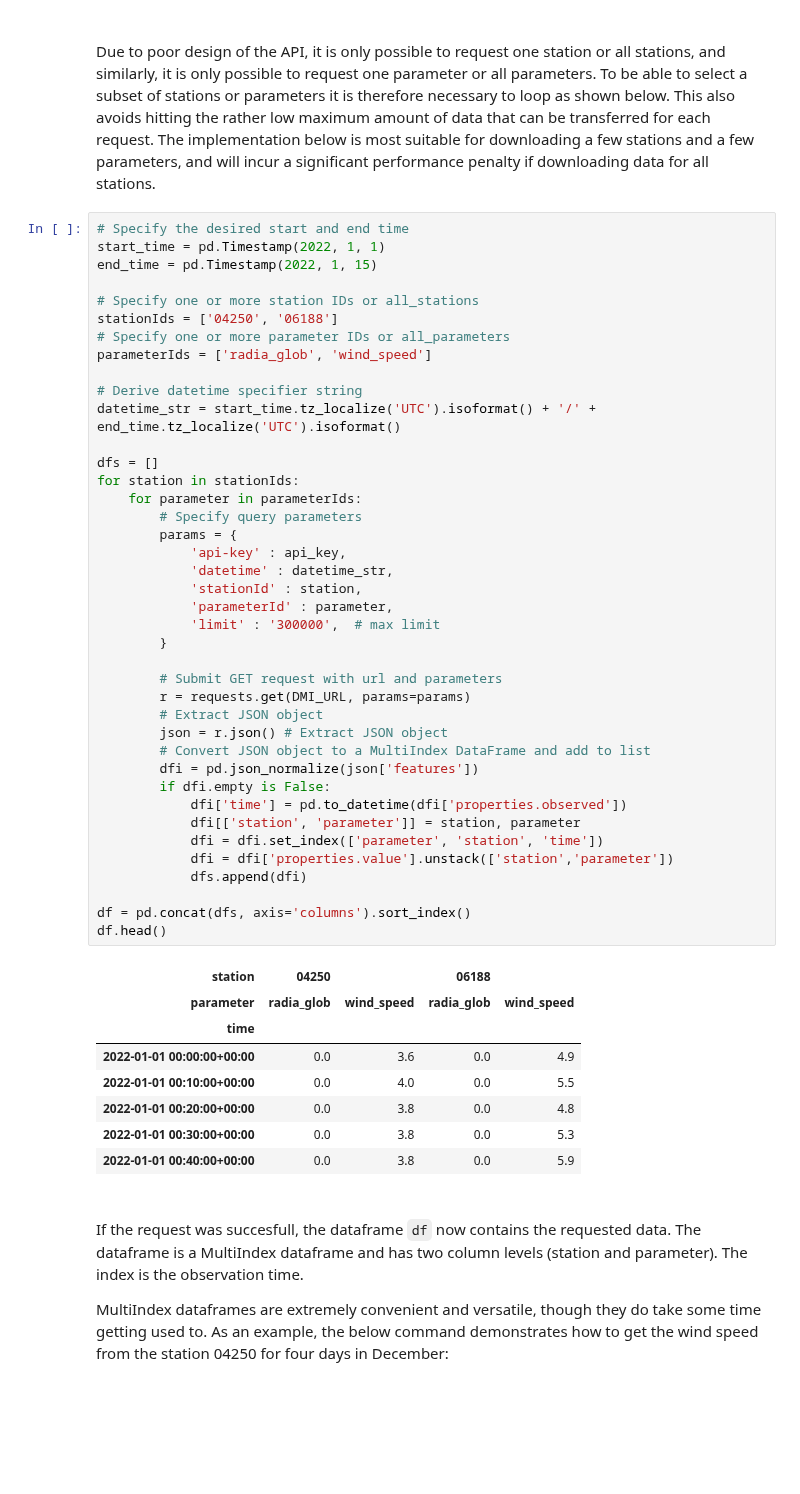
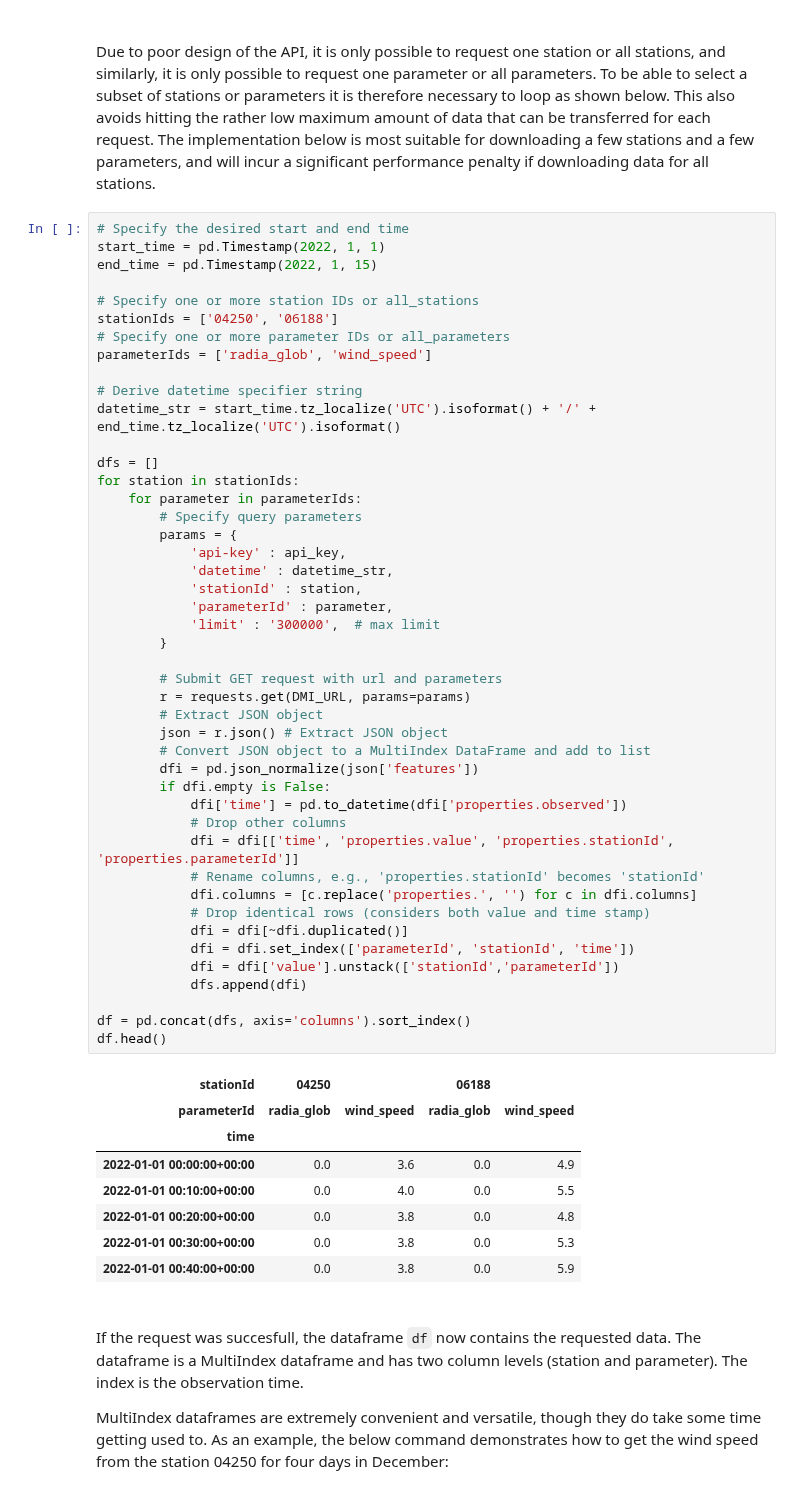
Before and after one commit to AdamRJensen/adamrjensen.github.io, a Jupyter notebook: posts/dmi_data.ipynb, the cells around one changed output. Drawn from its saved outputs; the diff is of its cells as text; blank space fills up the shorter version.

```diff
--- a/posts/dmi_data.ipynb
+++ b/posts/dmi_data.ipynb
@@ -222,38 +222,43 @@ stationIds = ['04250', '06188']
 parameterIds = ['radia_glob', 'wind_speed']
 
 # Derive datetime specifier string
 datetime_str = start_time.tz_localize('UTC').isoformat() + '/' + end_time.tz_localize('UTC').isoformat()
 
 dfs = []
 for station in stationIds:
     for parameter in parameterIds:
         # Specify query parameters
         params = {
             'api-key' : api_key,
             'datetime' : datetime_str,
             'stationId' : station,
             'parameterId' : parameter,
             'limit' : '300000',  # max limit
         }
 
         # Submit GET request with url and parameters
         r = requests.get(DMI_URL, params=params)
         # Extract JSON object
         json = r.json() # Extract JSON object
         # Convert JSON object to a MultiIndex DataFrame and add to list
         dfi = pd.json_normalize(json['features'])
         if dfi.empty is False:
             dfi['time'] = pd.to_datetime(dfi['properties.observed'])
-            dfi[['station', 'parameter']] = station, parameter
-            dfi = dfi.set_index(['parameter', 'station', 'time'])
-            dfi = dfi['properties.value'].unstack(['station','parameter'])
+            # Drop other columns
+            dfi = dfi[['time', 'properties.value', 'properties.stationId', 'properties.parameterId']]
+            # Rename columns, e.g., 'properties.stationId' becomes 'stationId'
+            dfi.columns = [c.replace('properties.', '') for c in dfi.columns]
+            # Drop identical rows (considers both value and time stamp)
+            dfi = dfi[~dfi.duplicated()]
+            dfi = dfi.set_index(['parameterId', 'stationId', 'time'])
+            dfi = dfi['value'].unstack(['stationId','parameterId'])
             dfs.append(dfi)
 
 df = pd.concat(dfs, axis='columns').sort_index()
 df.head()
 # %% [output]
-| station | 04250 |  | 06188 |  |
-| parameter | radia_glob | wind_speed | radia_glob | wind_speed |
+| stationId | 04250 |  | 06188 |  |
+| parameterId | radia_glob | wind_speed | radia_glob | wind_speed |
 | time |  |  |  |  |
 | 2022-01-01 00:00:00+00:00 | 0.0 | 3.6 | 0.0 | 4.9 |
 | 2022-01-01 00:10:00+00:00 | 0.0 | 4.0 | 0.0 | 5.5 |
```
Also changed, not shown: parts of 4 cells of this notebook.
